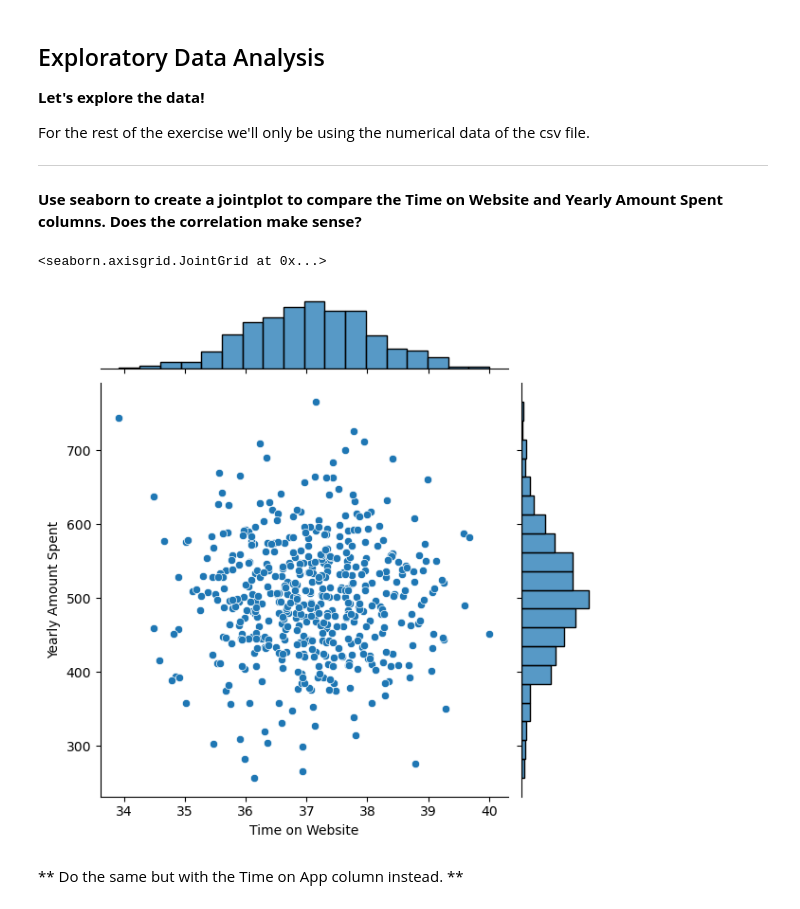
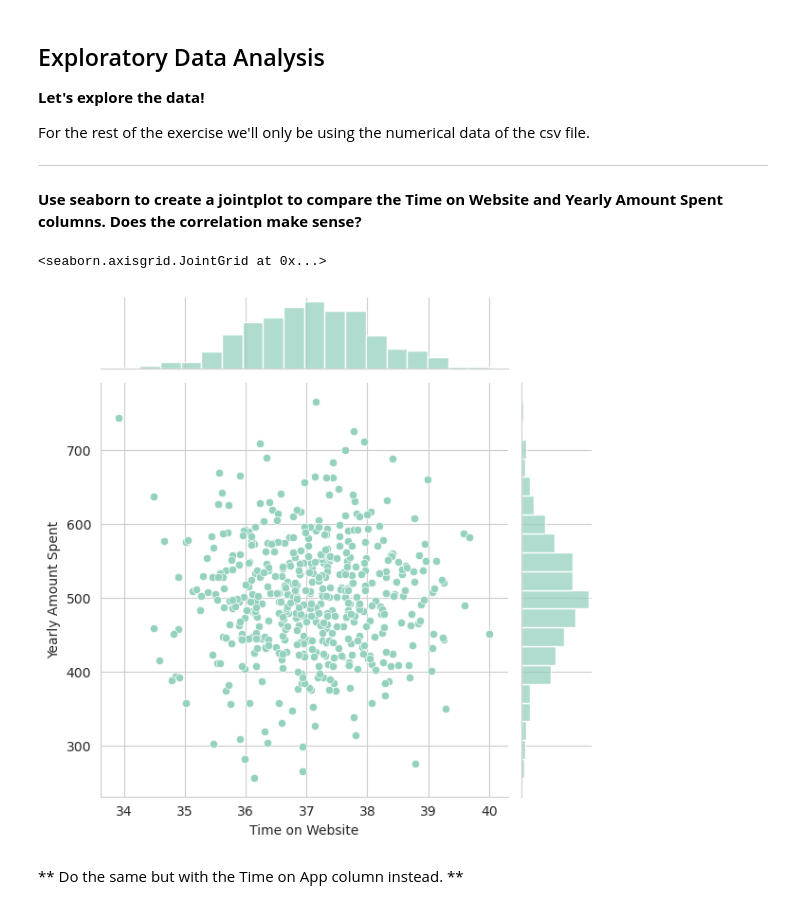
Before and after one commit to Basi10/data_science_bootcamp, a Jupyter notebook: Linear Regression/02-Linear Regression Project.ipynb, the cells around one changed output. Cells and saved outputs as stored; diff of their text form; code cells hidden in the pictures.

```diff
--- a/Linear Regression/02-Linear Regression Project.ipynb
+++ b/Linear Regression/02-Linear Regression Project.ipynb
@@ -82,10 +83,12 @@ For the rest of the exercise we'll only be using the numerical data of the csv f
 ___
 **Use seaborn to create a jointplot to compare the Time on Website and Yearly Amount Spent columns. Does the correlation make sense?**
 # %%
+sns.set_palette("GnBu_d")
+sns.set_style('whitegrid')
 sns.jointplot(x='Time on Website', y='Yearly Amount Spent', data=df)
 # %% [output]
 <seaborn.axisgrid.JointGrid at 0x...>
-[figure, old version]
+[figure, new version]
 # %% [markdown]
 ** Do the same but with the Time on App column instead. **
 # %%
```
Also changed, not shown: parts of 20 cells of this notebook.
